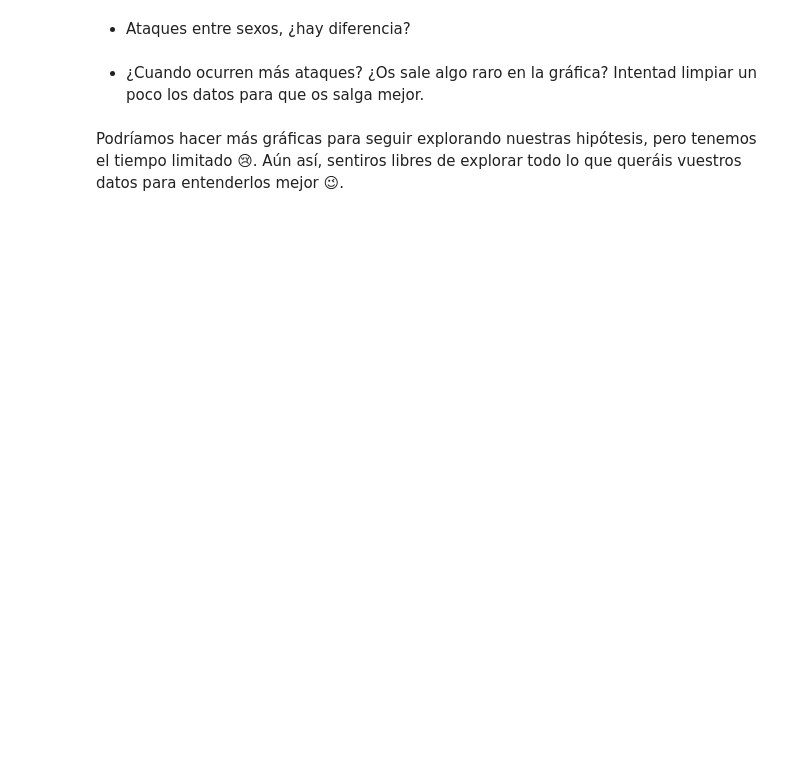
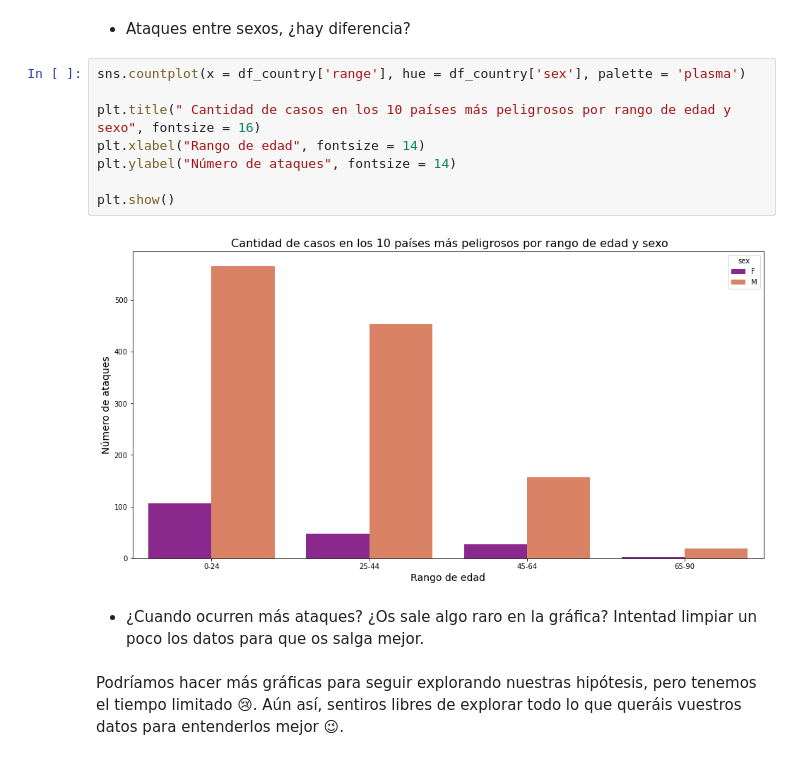
Before and after one commit to Adalab/DA-promo-c-modulo-2-sprint-2-Gadea-Laura, a Jupyter notebook: EDA/EDA-3-Análisis-exploratorio-grafico.ipynb, the cells around one changed output. Drawn from its saved outputs; the diff is of its cells as text; blank space fills up the shorter version.

```diff
--- a/EDA/EDA-3-Análisis-exploratorio-grafico.ipynb
+++ b/EDA/EDA-3-Análisis-exploratorio-grafico.ipynb
@@ -22,5 +177,15 @@ Es el momento de hacer una buena exploración visual de los datos para entender
 # %% [markdown]
 - Ataques entre sexos, ¿hay diferencia?
+# %%
+sns.countplot(x = df_country['range'], hue = df_country['sex'], palette = 'plasma')
+
+plt.title(" Cantidad de casos en los 10 países más peligrosos por rango de edad y sexo", fontsize = 16)
+plt.xlabel("Rango de edad", fontsize = 14)
+plt.ylabel("Número de ataques", fontsize = 14)
+
+plt.show()
+# %% [output]
+[figure, added]
 # %% [markdown]
 - ¿Cuando ocurren más ataques? ¿Os sale algo raro en la gráfica? Intentad limpiar un poco los datos para que os salga mejor.
 # %% [markdown]
```
Also changed, not shown: parts of 17 cells of this notebook, 1 other file.
